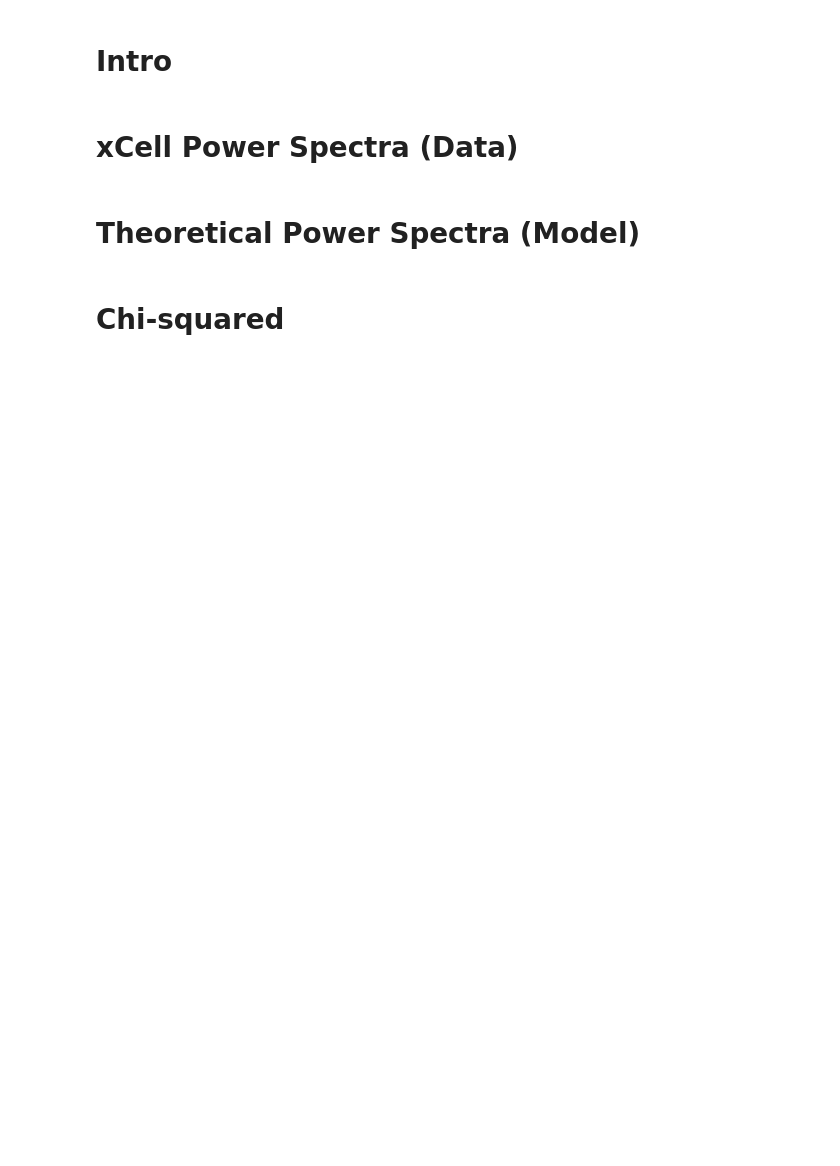
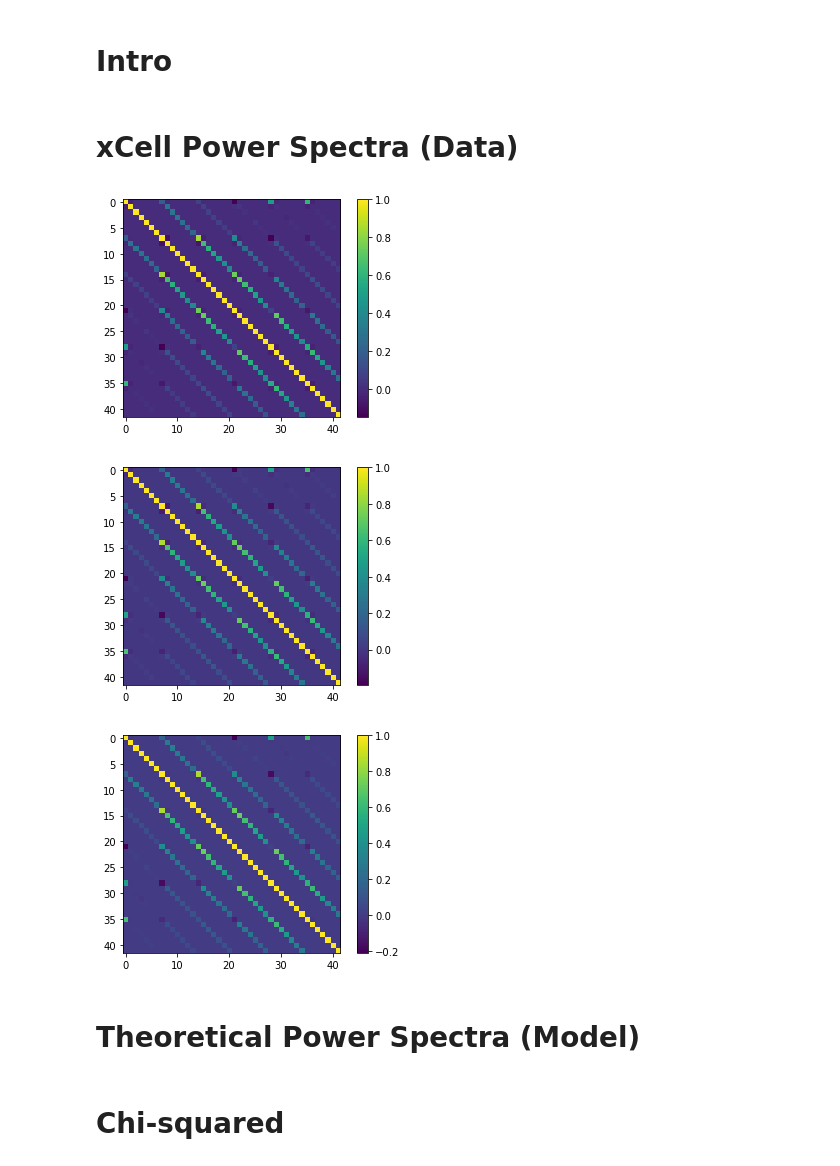
Before and after one commit to BenGPatterson/NeutrinoCrossCorrelations, a Jupyter notebook: ParameterInferenceCCL.ipynb, the cells around one changed output. Drawn from its saved outputs; the diff is of its cells as text; code cells hidden in the pictures; blank space fills up the shorter version.

```diff
--- a/ParameterInferenceCCL.ipynb
+++ b/ParameterInferenceCCL.ipynb
@@ -15,6 +15,7 @@ import pickle
 nEbins = 3 # Number of energy bins
 nzbins = 6 # Number of galaxy redshift bins
 nls = 7 # Number of cl data points
+sacc_path = 'icecube_xcell/cls_cov.fits' # File containing xCell power spectra data
 
 rker_z_min = 0.002 # Minimum redshift for neutrino radial kernel
 rker_z_max = 0.6 # Maximum redshift for neutrino radial kernel
@@ -22,14 +23,15 @@ rker_z_n = 1024 # Number of redshift/radial distance values in neutrino radial k
 gal_z_dir = 'GalZDist'  # Directory containing redshift distribuitons of each galaxy map
 bzs = [1.182, 1.086, 1.126, 1.144, 1.206, 1.548] # Bias values for each galaxy map from arxiv:1805.11525
 
-A_prior = 0.1 # Maximum absolute value of A in top-hat prior
-alpha_prior = 10 # Maximum absolute value of alpha in top-hat prior
+A_prior = 0.1 # Maximum absolute value of A in top-hat prior (not currently used)
+alpha_prior = 15 # Maximum absolute value of alpha in top-hat prior
 
-run_mcmc = False # Whether to run MCMC (True) or load pre-ran samplers from disk (False)
+run_mcmc = True # Whether to run MCMC (True) or load pre-ran samplers from disk (False)
 mcmc_chain_dir = 'MCMCChains' # Directory containing MCMC samplers
 nwalkers = 8 # Number of walkers in MCMC sampling
 npars = 2 # Number of free parameters in MCMC sampling
 nsamples = 10000 # Number of samples in MCMC sampling
+mcmc_plots_dir = 'MCMCPlots' # Directory to save MCMC plots to
 
 perform_sing_test = False # Whether to perform tests on singular cross-correlation
 sing_test = [0,0] # Singular cross-correlation to test
@@ -39,20 +41,34 @@ sing_alpha_prior = 100 # Maximum absolute value of alpha in top-hat prior
 # xCell Power Spectra (Data)
 # %%
 # Loads in data, only keeps first 7 data points to match previous calculations
-s = sacc.Sacc.load_fits('icecube_xcell/cls_cov.fits')
+s = sacc.Sacc.load_fits(sacc_path)
 s.remove_selection(ell__gt=352)
 # %%
-# Finds ls, cls, and covs for each energy/redshift bin combination
-xcell_l = np.empty((nEbins, nzbins, nls))
-xcell_cl = np.empty((nEbins, nzbins, nls))
-xcell_cov = np.empty((nEbins, nzbins, nls, nls))
-xcell_icov = np.empty((nEbins, nzbins, nls, nls))
+# Finds relevant indices in sacc object
+indices = []
 for i in range(nEbins):
+    indices.append([])
     for j in range(nzbins):
-        # For each cross-correlation
-        xcell_l[i,j], xcell_cl[i,j], xcell_cov[i,j] = s.get_ell_cl('cl_00', f'IceCube__{i}',
-                                                                   f'LOWZ__{j}', return_cov=True)
-        xcell_icov[i,j] = np.linalg.inv(xcell_cov[i,j])
+        ind_here = s.indices('cl_00', (f'IceCube__{i}', f'LOWZ__{j}'))
+        indices[i] += list(ind_here)
+indices = np.array(indices)
+
+# Gets ells, cls, covs, and inverse covs
+ells, _ = s.get_ell_cl('cl_00', 'IceCube__0', 'LOWZ__0')
+cls = np.array([s.mean[ind] for ind in indices])
+cov_total = s.covariance.covmat
+covs = np.array([cov_total[ind][:, ind] for ind in indices])
+icovs = np.array([np.linalg.inv(cov) for cov in covs])
+# %%
+for cov in covs:
+    plt.figure()
+    r = cov/np.sqrt(np.diag(cov)[:, None]*np.diag(cov)[None, :])
+    plt.imshow(r)
+    plt.colorbar()
+# %% [output]
+[figure, added]
+[figure, added]
+[figure, added]
 # %% [markdown]
 # Theoretical Power Spectra (Model)
 # %%
```
Also changed, not shown: parts of 8 cells of this notebook, 1 other file.
